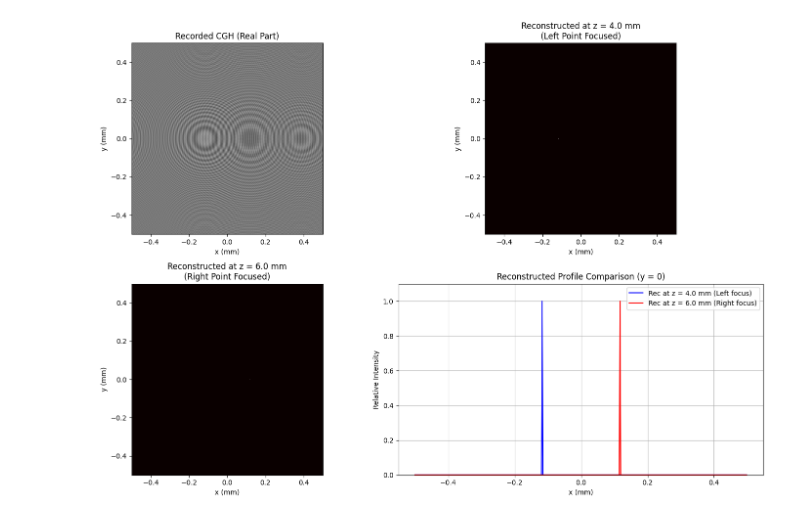
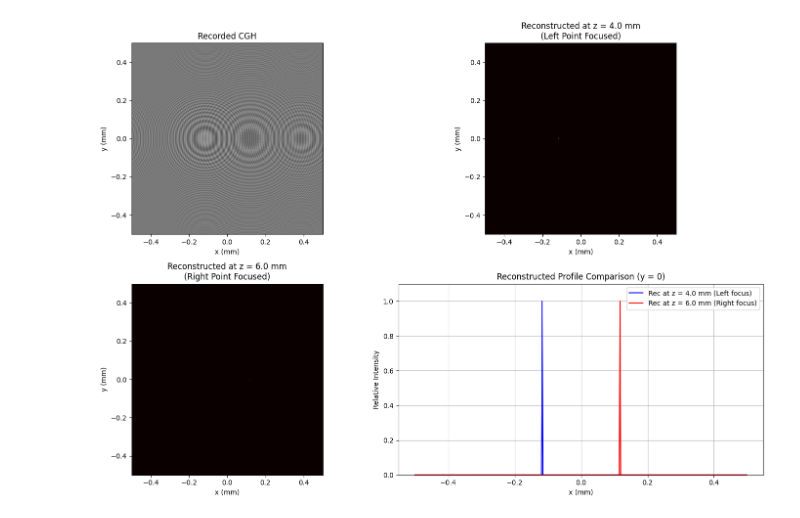
Before and after one commit to sota-it/point-source-method, a Jupyter notebook: 3DTwoPointCGH.ipynb, the cells around one changed output. Saved outputs shown, nothing was run; the diff lists cells and outputs as text; code cells hidden in the pictures.

```diff
--- a/3DTwoPointCGH.ipynb
+++ b/3DTwoPointCGH.ipynb
@@ -75,7 +75,7 @@ plt.figure(figsize=(15, 10))
 # 1. 記録されたホログラム（異なる2つの球面波が干渉し合って重なったパターン）
 plt.subplot(2, 2, 1)
 plt.imshow(I_hologram_real, extent=[-L*1e3/2, L*1e3/2, -L*1e3/2, L*1e3/2], cmap='gray')
-plt.title("Recorded CGH (Real Part)")
+plt.title("Recorded CGH")
 plt.xlabel("x (mm)")
 plt.ylabel("y (mm)")
 
@@ -83,31 +83,31 @@ plt.ylabel("y (mm)")
 plt.subplot(2, 2, 2)
 # 最大値で正規化
 norm_z1 = intensity_rec_z1 / np.max(intensity_rec_z1)
 plt.imshow(norm_z1, extent=[-L*1e3/2, L*1e3/2, -L*1e3/2, L*1e3/2], cmap='hot')
 plt.title(f"Reconstructed at z = {z1*1e3:.1f} mm\n(Left Point Focused)")
 plt.xlabel("x (mm)")
 plt.ylabel("y (mm)")
 
 # 3. z = 6.0 mm での再生像（右の点にピントが合い、左の点はボケる）
 plt.subplot(2, 2, 3)
 norm_z2 = intensity_rec_z2 / np.max(intensity_rec_z2)
 plt.imshow(norm_z2, extent=[-L*1e3/2, L*1e3/2, -L*1e3/2, L*1e3/2], cmap='hot')
 plt.title(f"Reconstructed at z = {z2*1e3:.1f} mm\n(Right Point Focused)")
 plt.xlabel("x (mm)")
 plt.ylabel("y (mm)")
 
 # 4. それぞれのピント面でのx軸中央プロファイルの比較
 plt.subplot(2, 2, 4)
 plt.plot(x * 1e3, norm_z1[N//2, :], color='blue', label=f'Rec at z = {z1*1e3:.1f} mm (Left focus)')
 plt.plot(x * 1e3, norm_z2[N//2, :], color='red', linestyle='-', label=f'Rec at z = {z2*1e3:.1f} mm (Right focus)')
 plt.title("Reconstructed Profile Comparison (y = 0)")
 plt.xlabel("x (mm)")
 plt.ylabel("Relative Intensity")
 plt.ylim(0, 1.1)
 plt.legend()
 plt.grid(True)
 
 plt.tight_layout()
 plt.show()
 # %% [output]
-[figure, old version]
+[figure, new version]
```
